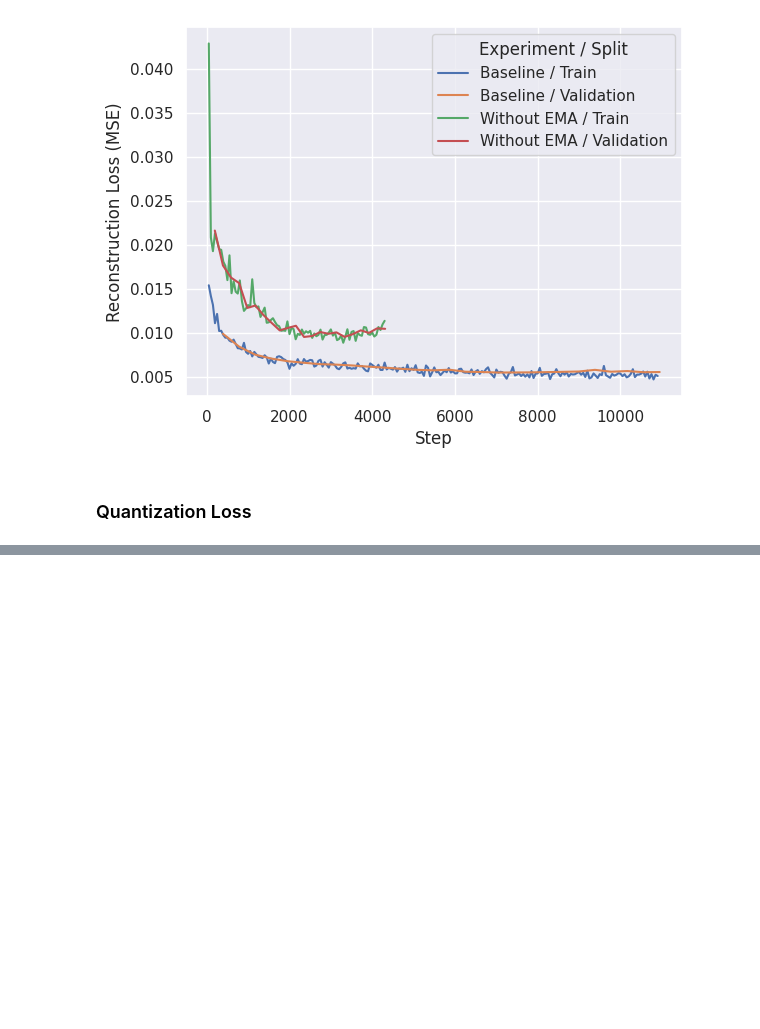
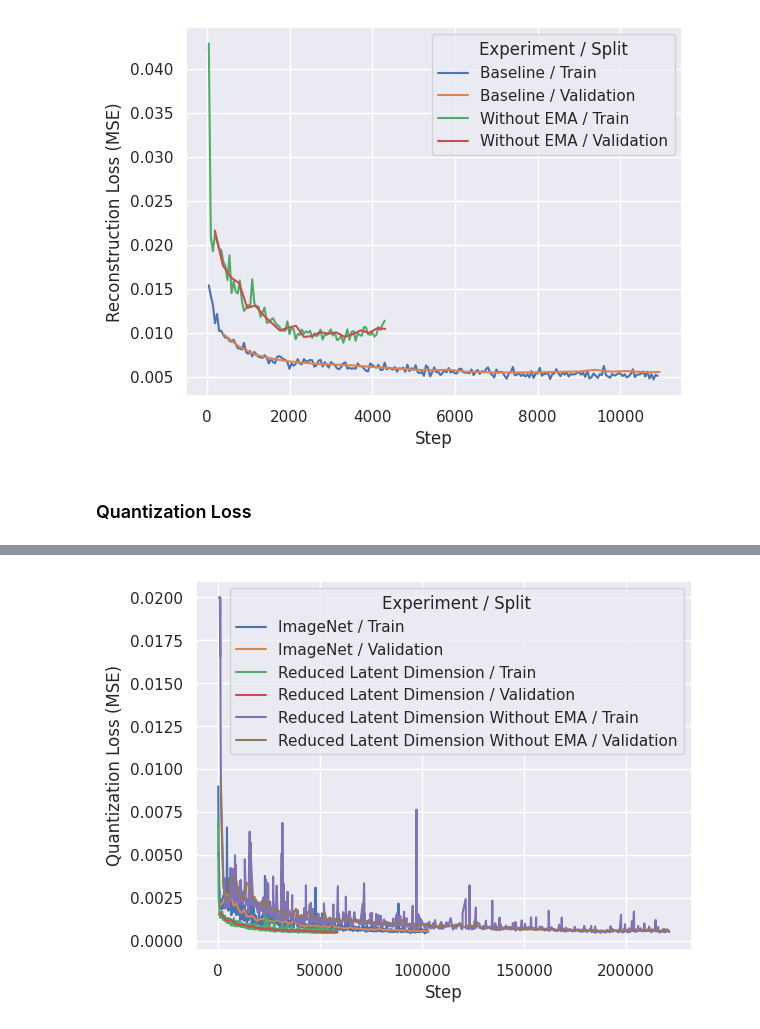
Before and after one commit to xiqiangliu/vqvae, a Jupyter notebook: notebooks/plot_loss.ipynb, the cells around one changed output, grey strips where cells are left out. Drawn from its saved outputs; the diff is of its cells as text; code cells hidden in the pictures; blank space fills up the shorter version.

```diff
--- a/notebooks/plot_loss.ipynb
+++ b/notebooks/plot_loss.ipynb
@@ -91,0 +146,11 @@ plt.savefig(figure_dir / "cifar10_quantization.pdf")
+# %%
+df = pd.DataFrame({"Step": []})
+for k, v in dfs.items():
+    df = pd.merge(df, v, on="Step", how="outer", suffixes=("", f"_{k}"))
+new_columns = {k: k.replace("Value_", "") for k in df.columns}
+new_columns.update({"Value": "ImageNet / Train"})
+df = df.rename(columns=new_columns)
+df = df.melt(
+    id_vars="Step", var_name="Experiment / Split", value_name="Quantization Loss (MSE)"
+)
+# df["Quantization Loss (MSE)"] = df["Quantization Loss (MSE)"].clip(upper=0.02)
@@ -91,0 +164,5 @@ plt.savefig(figure_dir / "cifar10_quantization.pdf")
+# %%
+sns.lineplot(data=df, x="Step", y="Quantization Loss (MSE)", hue="Experiment / Split")
+plt.savefig(figure_dir / "celeba_quantization.pdf")
+# %% [output]
+[figure, added]
```
Also changed, not shown: parts of 8 cells of this notebook, 2 other files.
